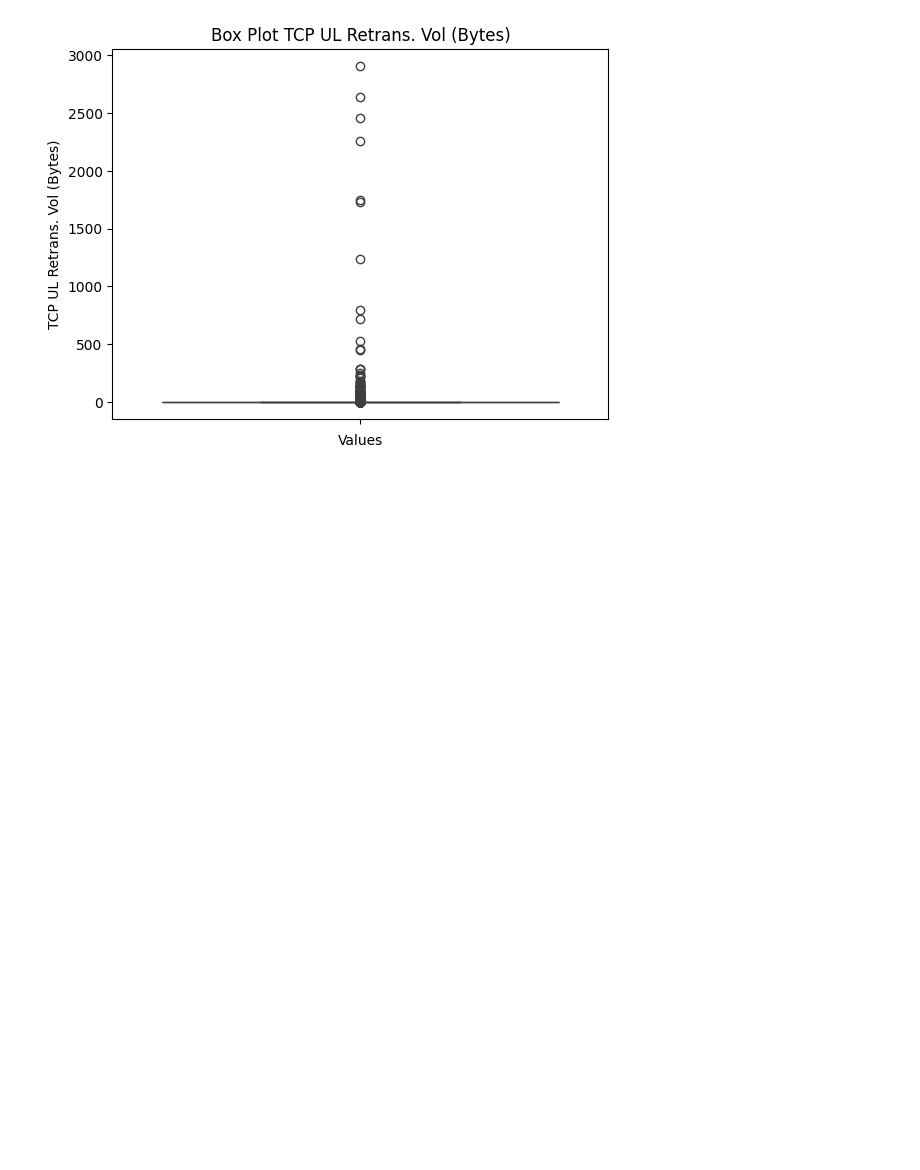
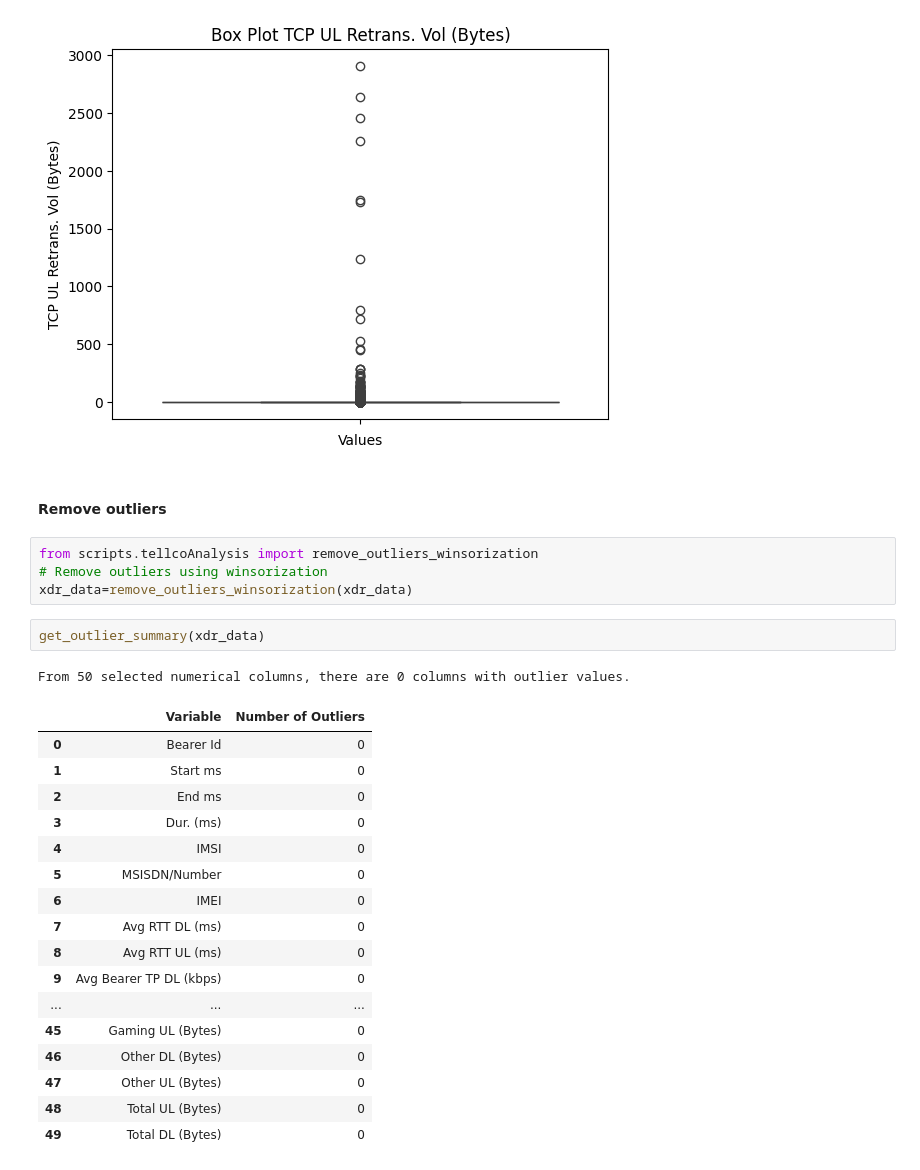
Before and after one commit to Ofgeha-Gelana/telco-profitability-study, a Jupyter notebook: notebooks/eda.ipynb, the cells around one changed output. Cells and saved outputs as stored; diff of their text form; blank space fills up the shorter version.

```diff
--- a/notebooks/eda.ipynb
+++ b/notebooks/eda.ipynb
@@ -201,3 +201,30 @@ getBoxPlotToCheckOutlier(xdr_data,['Dur. (ms)','Avg RTT DL (ms)','Avg RTT UL (ms
 [figure]
 [figure]
 [figure]
+# %% [markdown]
+#### Remove outliers
+# %%
+from scripts.tellcoAnalysis import remove_outliers_winsorization
+# Remove outliers using winsorization
+xdr_data=remove_outliers_winsorization(xdr_data)
+# %%
+get_outlier_summary(xdr_data)
+# %% [output]
+From 50 selected numerical columns, there are 0 columns with outlier values.
+|  | Variable | Number of Outliers |
+| 0 | Bearer Id | 0 |
+| 1 | Start ms | 0 |
+| 2 | End ms | 0 |
+| 3 | Dur. (ms) | 0 |
+| 4 | IMSI | 0 |
+| 5 | MSISDN/Number | 0 |
+| 6 | IMEI | 0 |
+| 7 | Avg RTT DL (ms) | 0 |
+| 8 | Avg RTT UL (ms) | 0 |
+| 9 | Avg Bearer TP DL (kbps) | 0 |
+| ... | ... | ... |
+| 45 | Gaming UL (Bytes) | 0 |
+| 46 | Other DL (Bytes) | 0 |
+| 47 | Other UL (Bytes) | 0 |
+| 48 | Total UL (Bytes) | 0 |
+| 49 | Total DL (Bytes) | 0 |
```
